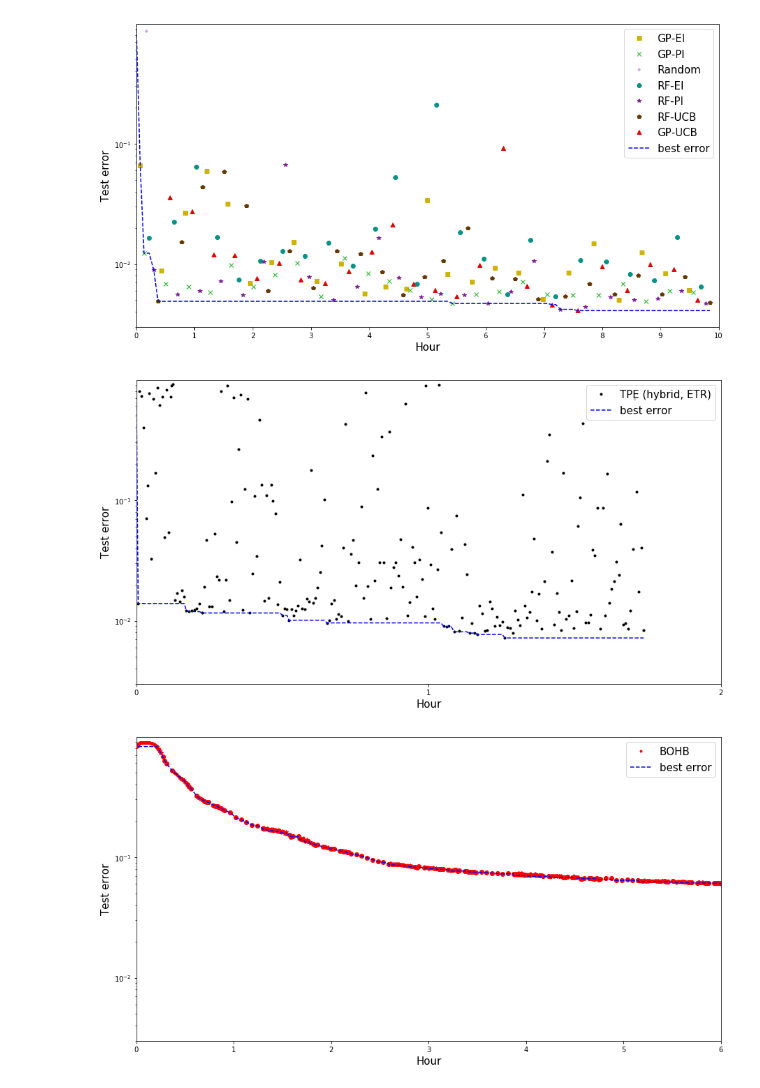
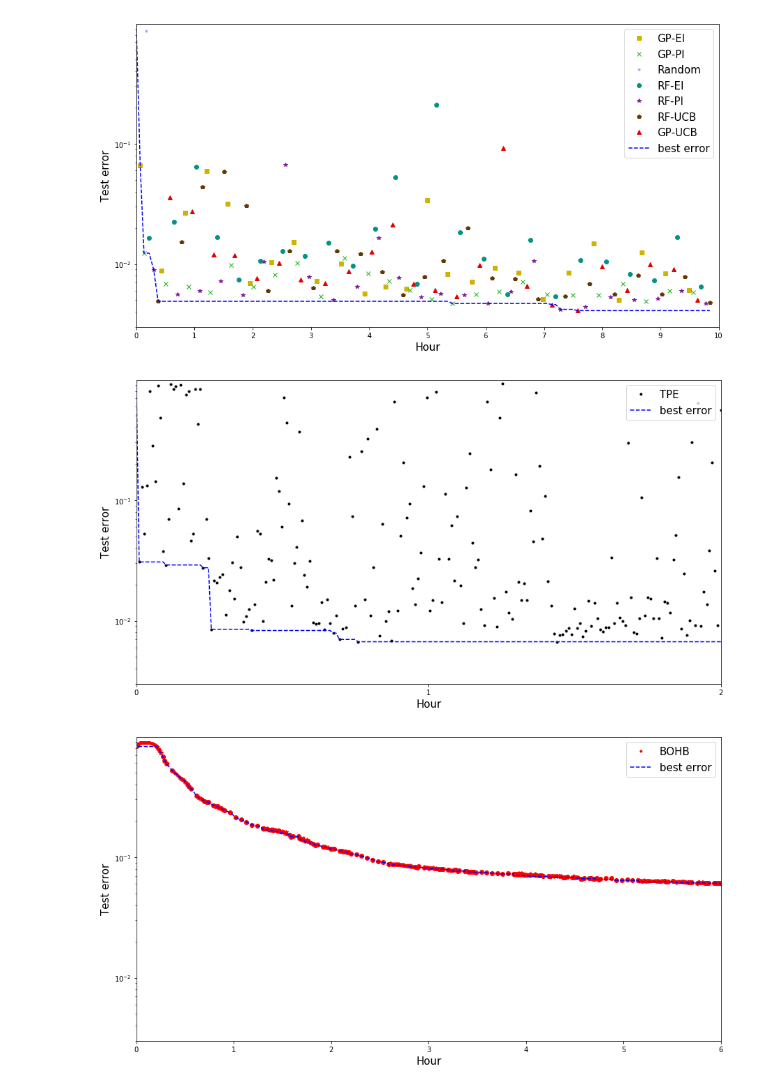
Before and after one commit to yongjinkim49/ecml, a Jupyter notebook: results/Real evaluation on BM1.ipynb, the cells around one changed output. Drawn from its saved outputs; the diff is of its cells as text; code cells hidden in the pictures.

```diff
--- a/results/Real evaluation on BM1.ipynb
+++ b/results/Real evaluation on BM1.ipynb
@@ -18,7 +18,7 @@ benchmark_name = 'CNN in Keras on MNIST'
 num_trials =10
 # %%
 # Read sequential optimization results
-div4_results = {}
+tpe_results = {}
 div20_results = {}
 div30_results = {}
 
@@ -29,7 +29,7 @@ div30_results['S-Div'] = load_json(s_path + 'DIV-SEQ.hybrid-deca.HPO_runner.ETR-
 div20_results['S-Div (w/o TPE)'] = div30_results['S-Div']
 div20_results['TPE (hybrid, ETR)'] = load_json(s_path + 'TPE-HLE-EI.HPO_runner.ETR-DecaTercet(23)' + '.json')
 div20_results['TPE (ETR)'] = load_json(s_path + 'TPE-EI.HPO_runner.ETR-DecaTercet(21)' + '.json')
-div4_results['TPE'] = load_json(s_path + 'TPE-EI.hybrid.HPO_runner.(4)' + '.json')
+tpe_results['TPE'] = load_json(s_path + 'TPE-EI.default.(4)' + '.json')
 # %%
 max_accs = []
 for i in range(28):
@@ -267,10 +267,10 @@ draw_trials_curve(div10_results, "S-Div", 0, ylim=(.003, .99), xlim=(0, 10),
 # %% [output]
 [figure]
 # %%
-draw_trials_curve(div20_results, 'TPE (hybrid, ETR)', 0, ylim=(.003, .99), xlim=(0, 2),
+draw_trials_curve(tpe_results, 'TPE', 2, ylim=(.003, .99), xlim=(0, 2),
                   width=15, height=8, loc=1)
 # %% [output]
-[figure, old version]
+[figure, new version]
 # %%
 draw_trials_curve(bohb_results, 'BOHB', 0, ylim=(.003, .99), xlim=(0, 6),
                   width=15, height=8, loc=1 )
```
Also changed, not shown: parts of 1 cell of this notebook, 1 other file.
